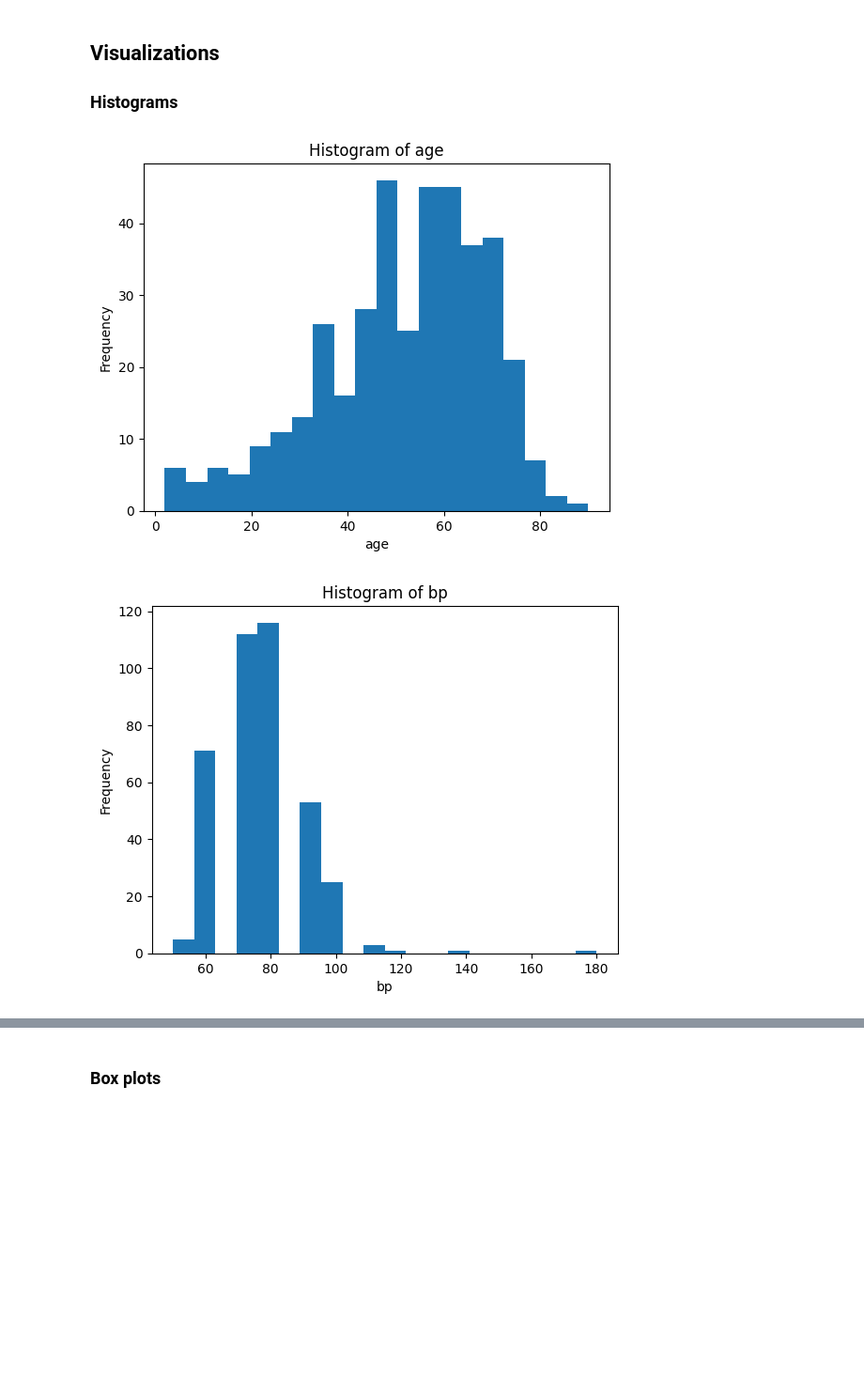
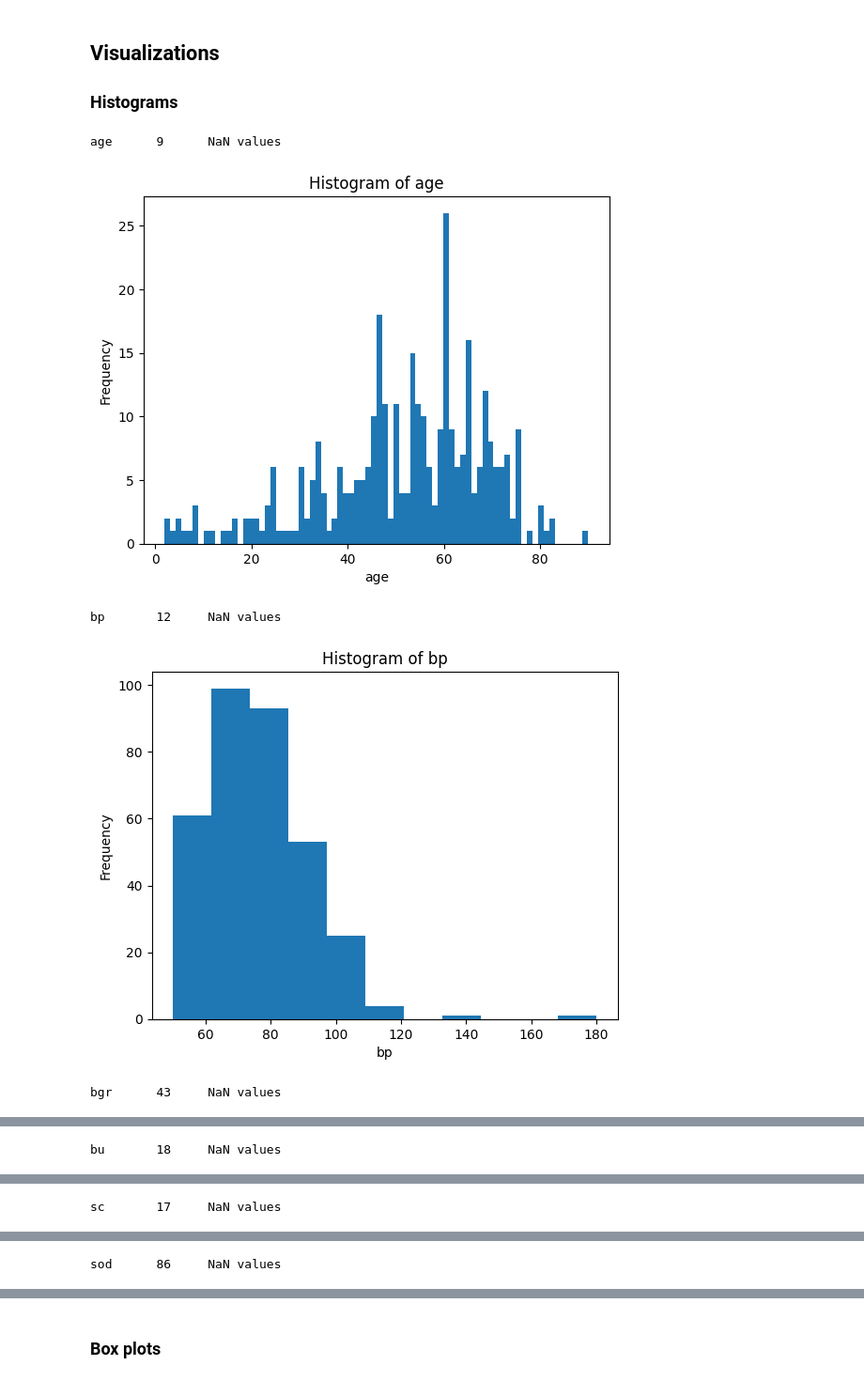
Before and after one commit to luisastue/datascience-ckd, a Jupyter notebook: test.ipynb, the cells around one changed output, grey strips where cells are left out. Shown at 94% size. Cells and saved outputs as stored; diff of their text form; code cells hidden in the pictures; blank space fills up the shorter version.

```diff
--- a/test.ipynb
+++ b/test.ipynb
@@ -262,12 +220,16 @@ class    ['ckd' 'notckd']
 ### Histograms
 # %%
 for col in numeric_columns:
+    print_nr_nan(df, [col])
     plt.figure()
-    plt.hist(df[col], bins=20)
+    plt.hist(df[col], bins=len(df[col].unique()))
     plt.title(f'Histogram of {col}')
     plt.xlabel(col)
     plt.ylabel('Frequency')
     plt.show()
 # %% [output]
+age      9      NaN values
-[figure, old version]
+[figure, new version]
+bp       12     NaN values
-[figure, old version]
+[figure, new version]
+bgr      43     NaN values
@@ -274,0 +237 @@ for col in numeric_columns:
+bu       18     NaN values
@@ -275,0 +239 @@ for col in numeric_columns:
+sc       17     NaN values
@@ -276,0 +241 @@ for col in numeric_columns:
+sod      86     NaN values
```
Also changed, not shown: parts of 12 cells of this notebook, 2 other files.
